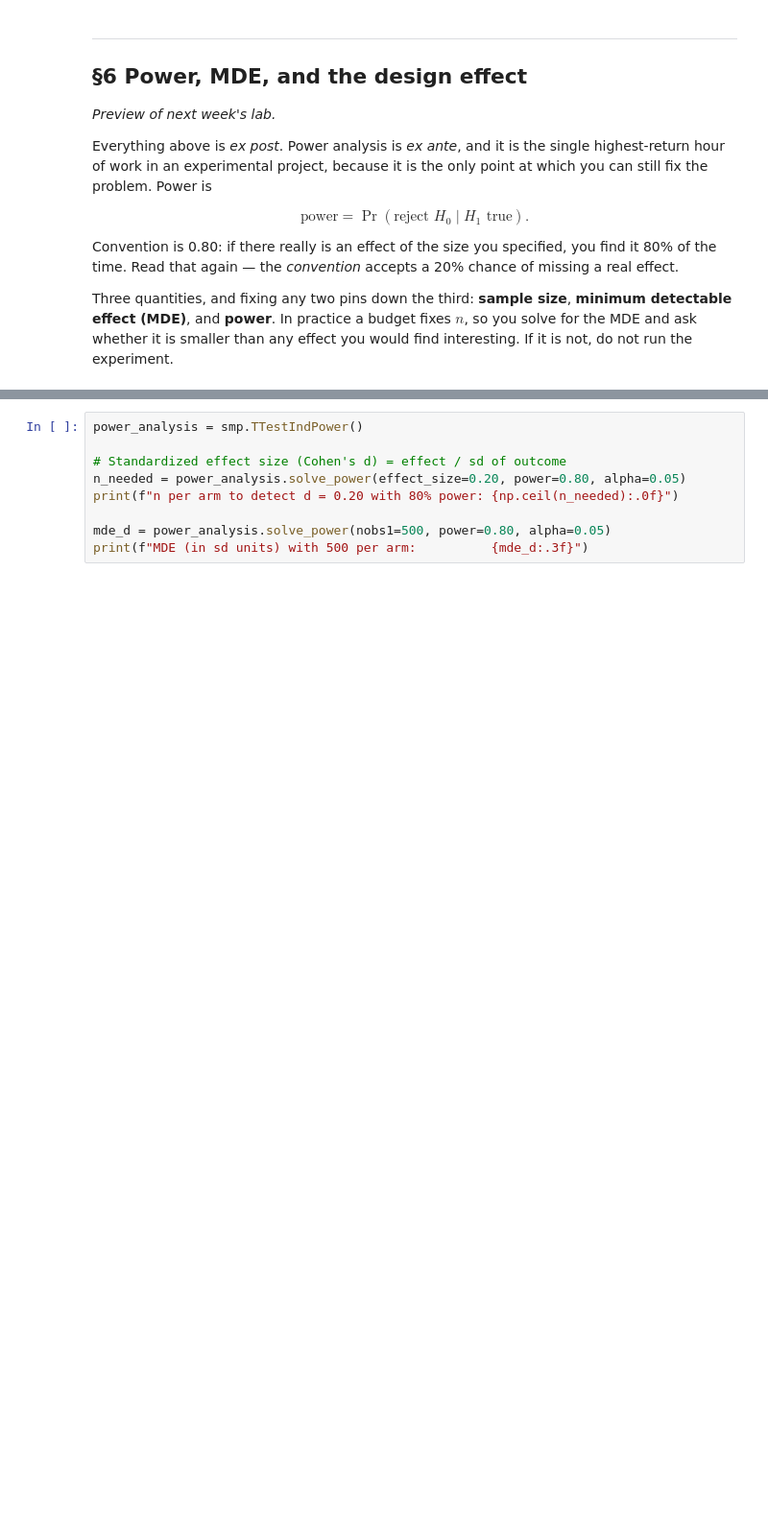
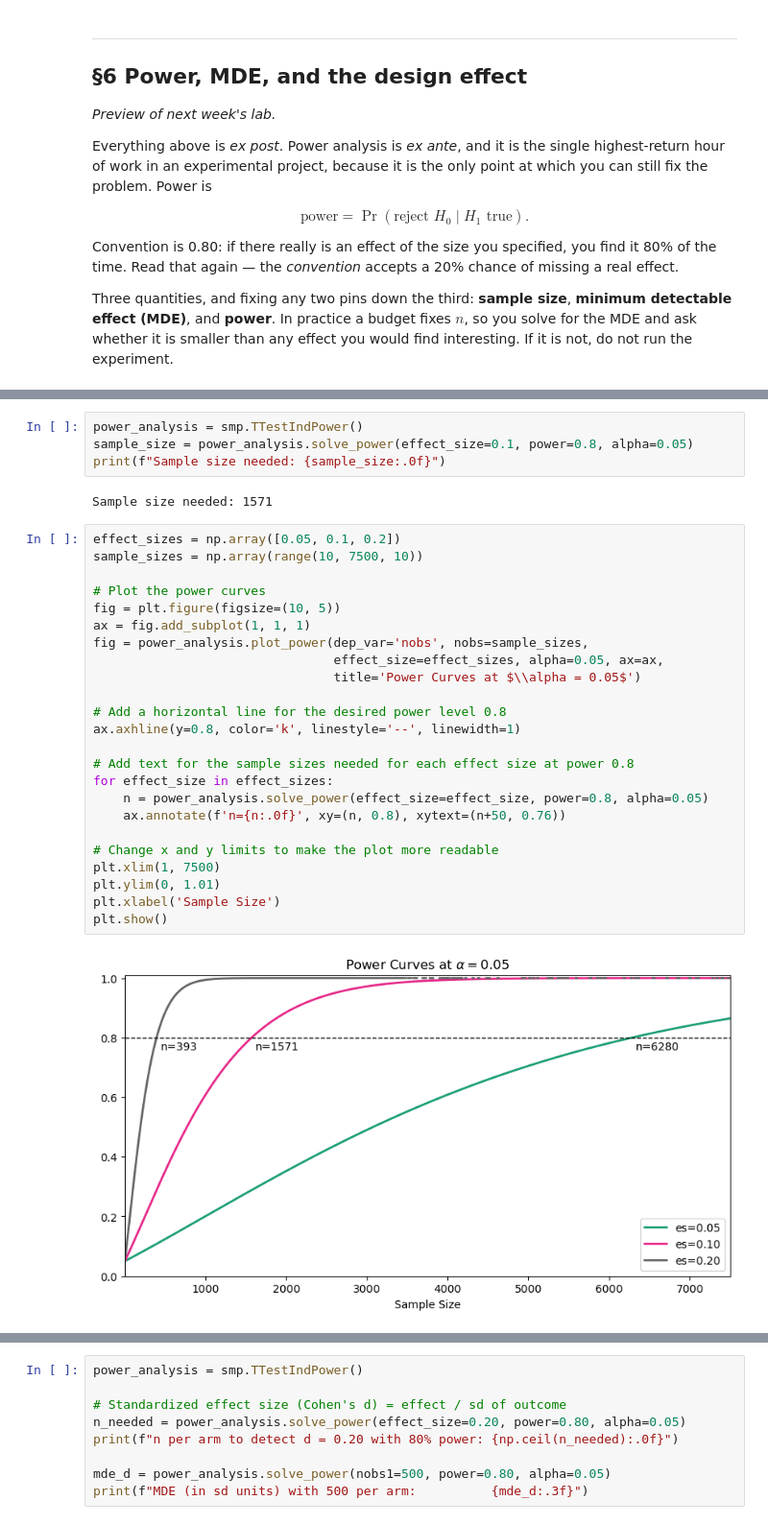
Before and after one commit to joelreyesm/ECON-521-Econometrics-of-Policy-Analysis-and-Causal-Inference-Lab, a Jupyter notebook: lab/Lab03_RCT_power.ipynb, the cells around one changed output, grey strips where cells are left out. Shown at 96% size. Saved outputs shown, nothing was run; the diff lists cells and outputs as text; blank space fills up the shorter version.

```diff
--- a/lab/Lab03_RCT_power.ipynb
+++ b/lab/Lab03_RCT_power.ipynb
@@ -638,0 +670,32 @@ experiment.
+# %%
+power_analysis = smp.TTestIndPower()
+sample_size = power_analysis.solve_power(effect_size=0.1, power=0.8, alpha=0.05)
+print(f"Sample size needed: {sample_size:.0f}")
+# %% [output]
+Sample size needed: 1571
+# %%
+effect_sizes = np.array([0.05, 0.1, 0.2])
+sample_sizes = np.array(range(10, 7500, 10))
+
+# Plot the power curves
+fig = plt.figure(figsize=(10, 5))
+ax = fig.add_subplot(1, 1, 1)
+fig = power_analysis.plot_power(dep_var='nobs', nobs=sample_sizes,
+                                effect_size=effect_sizes, alpha=0.05, ax=ax,
+                                title='Power Curves at $\\alpha = 0.05$')
+
+# Add a horizontal line for the desired power level 0.8
+ax.axhline(y=0.8, color='k', linestyle='--', linewidth=1)
+
+# Add text for the sample sizes needed for each effect size at power 0.8
+for effect_size in effect_sizes:
+    n = power_analysis.solve_power(effect_size=effect_size, power=0.8, alpha=0.05)
+    ax.annotate(f'n={n:.0f}', xy=(n, 0.8), xytext=(n+50, 0.76))
+
+# Change x and y limits to make the plot more readable
+plt.xlim(1, 7500)
+plt.ylim(0, 1.01)
+plt.xlabel('Sample Size')
+plt.show()
+# %% [output]
+[figure, added]
```
Also changed, not shown: parts of 9 cells of this notebook, 1 other file.
